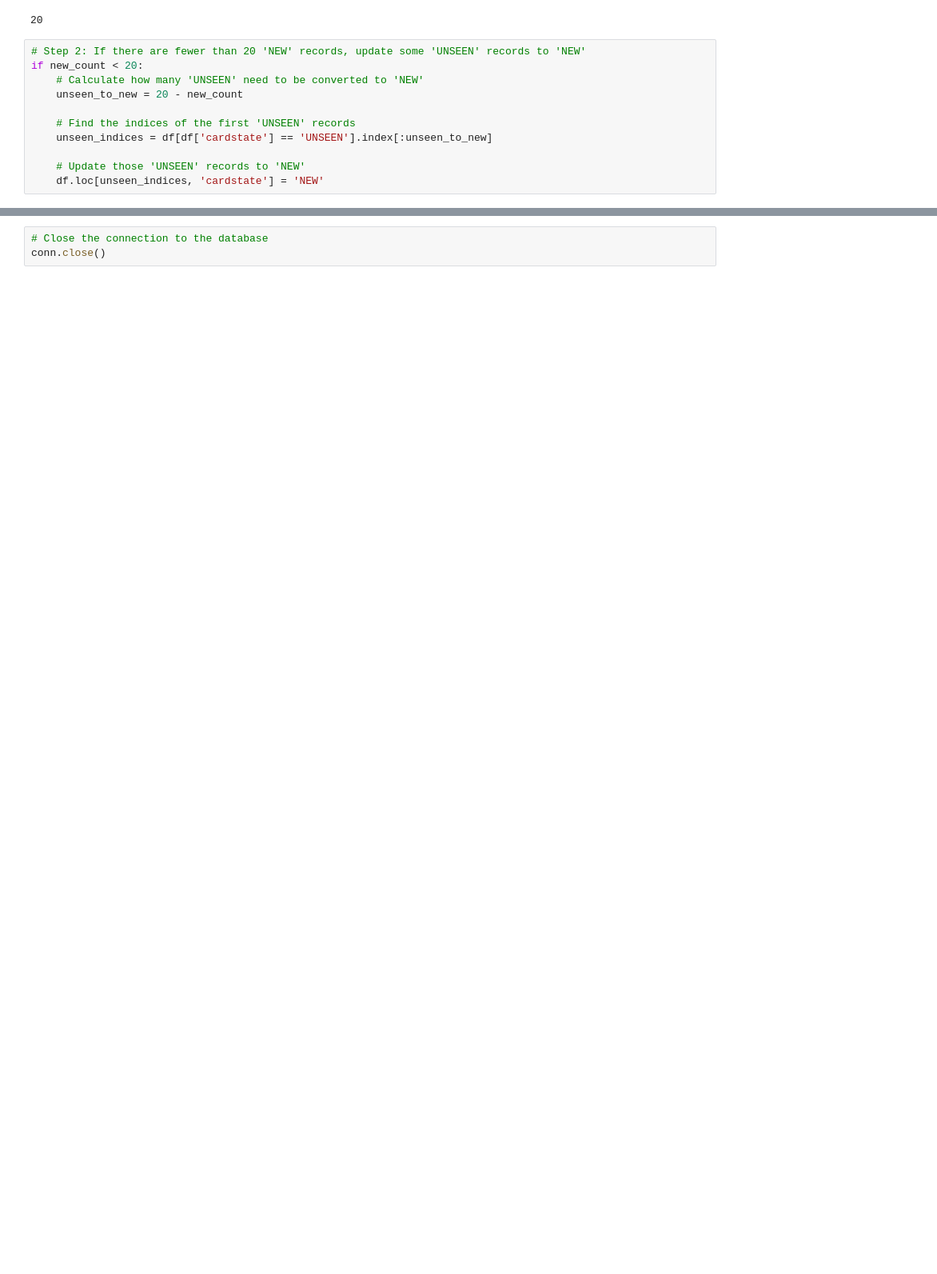
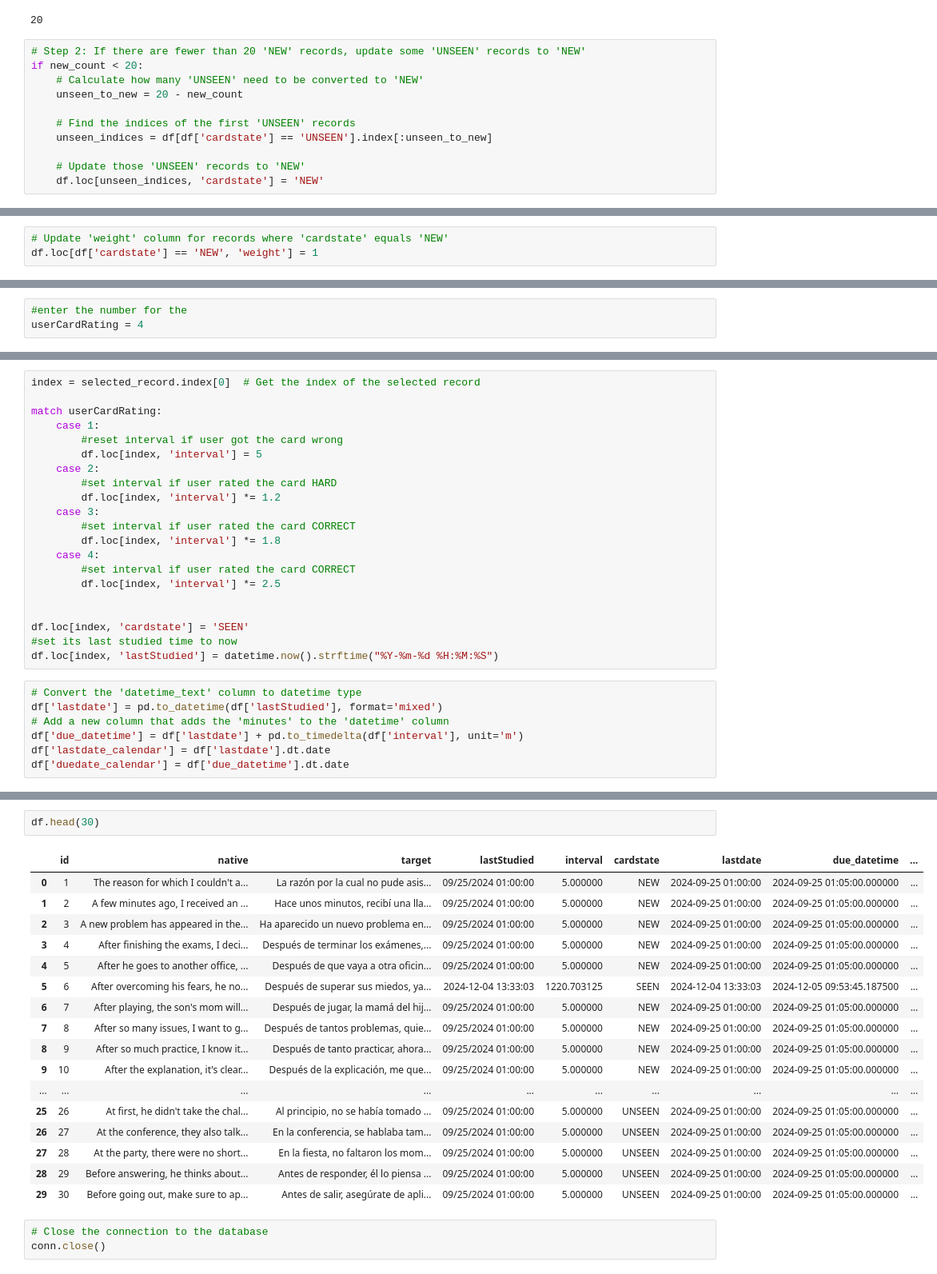
Before and after one commit to justinwr00/flashcardsrs, a Jupyter notebook: initiateStudySession.ipynb, the cells around one changed output, grey strips where cells are left out. Shown at 80% size. Saved outputs shown, nothing was run; the diff lists cells and outputs as text; blank space fills up the shorter version.

```diff
--- a/initiateStudySession.ipynb
+++ b/initiateStudySession.ipynb
@@ -130,0 +112,3 @@ if new_count < 20:
+# %%
+# Update 'weight' column for records where 'cardstate' equals 'NEW'
+df.loc[df['cardstate'] == 'NEW', 'weight'] = 1
@@ -160,0 +184,3 @@ Due dates and times have been calculated, new cards have been added to the Leitn
+# %%
+#enter the number for the
+userCardRating = 4
@@ -160,0 +195,28 @@ Due dates and times have been calculated, new cards have been added to the Leitn
+# %%
+index = selected_record.index[0]  # Get the index of the selected record
+
+match userCardRating:
+    case 1:
+        #reset interval if user got the card wrong
+        df.loc[index, 'interval'] = 5
+    case 2:
+        #set interval if user rated the card HARD
+        df.loc[index, 'interval'] *= 1.2
+    case 3:
+        #set interval if user rated the card CORRECT
+        df.loc[index, 'interval'] *= 1.8
+    case 4:
+        #set interval if user rated the card CORRECT
+        df.loc[index, 'interval'] *= 2.5
+
+
+df.loc[index, 'cardstate'] = 'SEEN'
+#set its last studied time to now
+df.loc[index, 'lastStudied'] = datetime.now().strftime("%Y-%m-%d %H:%M:%S")
+# %%
+# Convert the 'datetime_text' column to datetime type
+df['lastdate'] = pd.to_datetime(df['lastStudied'], format='mixed')
+# Add a new column that adds the 'minutes' to the 'datetime' column
+df['due_datetime'] = df['lastdate'] + pd.to_timedelta(df['interval'], unit='m')
+df['lastdate_calendar'] = df['lastdate'].dt.date
+df['duedate_calendar'] = df['due_datetime'].dt.date
@@ -161,3 +228,23 @@ Due dates and times have been calculated, new cards have been added to the Leitn
+# %%
+df.head(30)
+# %% [output]
+|  | id | native | target | lastStudied | interval | cardstate | lastdate | due_datetime | ... |
+| 0 | 1 | The reason for which I couldn't a... | La razón por la cual no pude asis... | 09/25/2024 01:00:00 | 5.000000 | NEW | 2024-09-25 01:00:00 | 2024-09-25 01:05:00.000000 | ... |
+| 1 | 2 | A few minutes ago, I received an ... | Hace unos minutos, recibí una lla... | 09/25/2024 01:00:00 | 5.000000 | NEW | 2024-09-25 01:00:00 | 2024-09-25 01:05:00.000000 | ... |
+| 2 | 3 | A new problem has appeared in the... | Ha aparecido un nuevo problema en... | 09/25/2024 01:00:00 | 5.000000 | NEW | 2024-09-25 01:00:00 | 2024-09-25 01:05:00.000000 | ... |
+| 3 | 4 | After finishing the exams, I deci... | Después de terminar los exámenes,... | 09/25/2024 01:00:00 | 5.000000 | NEW | 2024-09-25 01:00:00 | 2024-09-25 01:05:00.000000 | ... |
+| 4 | 5 | After he goes to another office, ... | Después de que vaya a otra oficin... | 09/25/2024 01:00:00 | 5.000000 | NEW | 2024-09-25 01:00:00 | 2024-09-25 01:05:00.000000 | ... |
+| 5 | 6 | After overcoming his fears, he no... | Después de superar sus miedos, ya... | 2024-12-04 13:33:03 | 1220.703125 | SEEN | 2024-12-04 13:33:03 | 2024-12-05 09:53:45.187500 | ... |
+| 6 | 7 | After playing, the son's mom will... | Después de jugar, la mamá del hij... | 09/25/2024 01:00:00 | 5.000000 | NEW | 2024-09-25 01:00:00 | 2024-09-25 01:05:00.000000 | ... |
+| 7 | 8 | After so many issues, I want to g... | Después de tantos problemas, quie... | 09/25/2024 01:00:00 | 5.000000 | NEW | 2024-09-25 01:00:00 | 2024-09-25 01:05:00.000000 | ... |
+| 8 | 9 | After so much practice, I know it... | Después de tanto practicar, ahora... | 09/25/2024 01:00:00 | 5.000000 | NEW | 2024-09-25 01:00:00 | 2024-09-25 01:05:00.000000 | ... |
+| 9 | 10 | After the explanation, it's clear... | Después de la explicación, me que... | 09/25/2024 01:00:00 | 5.000000 | NEW | 2024-09-25 01:00:00 | 2024-09-25 01:05:00.000000 | ... |
+| ... | ... | ... | ... | ... | ... | ... | ... | ... | ... |
+| 25 | 26 | At first, he didn't take the chal... | Al principio, no se había tomado ... | 09/25/2024 01:00:00 | 5.000000 | UNSEEN | 2024-09-25 01:00:00 | 2024-09-25 01:05:00.000000 | ... |
+| 26 | 27 | At the conference, they also talk... | En la conferencia, se hablaba tam... | 09/25/2024 01:00:00 | 5.000000 | UNSEEN | 2024-09-25 01:00:00 | 2024-09-25 01:05:00.000000 | ... |
+| 27 | 28 | At the party, there were no short... | En la fiesta, no faltaron los mom... | 09/25/2024 01:00:00 | 5.000000 | UNSEEN | 2024-09-25 01:00:00 | 2024-09-25 01:05:00.000000 | ... |
+| 28 | 29 | Before answering, he thinks about... | Antes de responder, él lo piensa ... | 09/25/2024 01:00:00 | 5.000000 | UNSEEN | 2024-09-25 01:00:00 | 2024-09-25 01:05:00.000000 | ... |
+| 29 | 30 | Before going out, make sure to ap... | Antes de salir, asegúrate de apli... | 09/25/2024 01:00:00 | 5.000000 | UNSEEN | 2024-09-25 01:00:00 | 2024-09-25 01:05:00.000000 | ... |
 # %%
 # Close the connection to the database
 conn.close()
```
Also changed, not shown: parts of 25 cells of this notebook, 4 other files.
